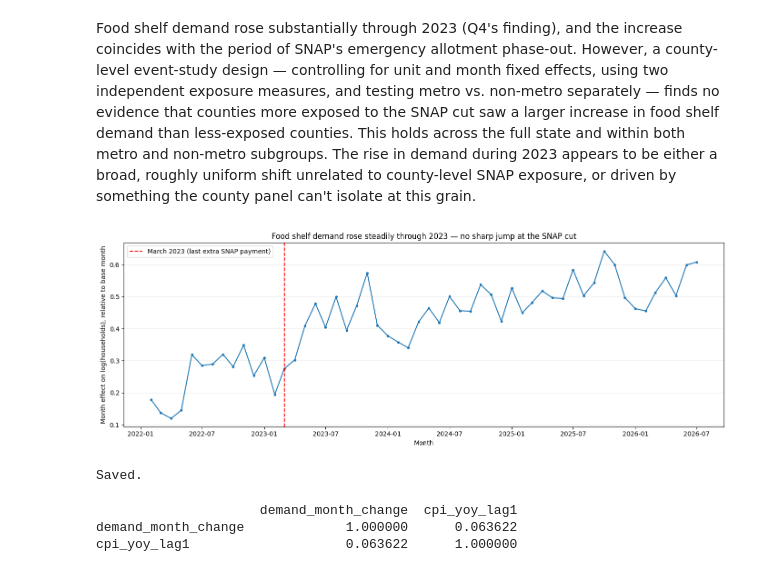
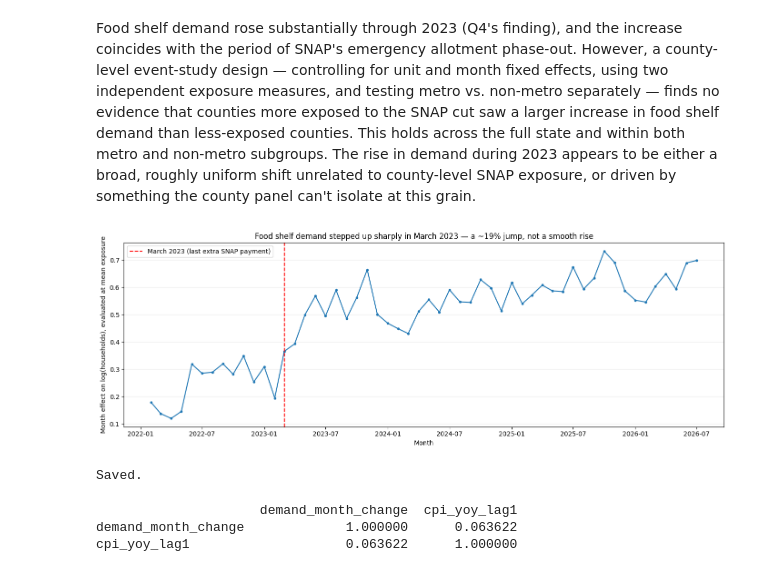
Before and after one commit to dhyan95/MinneMUDAC, a Jupyter notebook: notebooks/q5_exploration.ipynb, the cells around one changed output. Cells and saved outputs as stored; diff of their text form; code cells hidden in the pictures.

```diff
--- a/notebooks/q5_exploration.ipynb
+++ b/notebooks/q5_exploration.ipynb
@@ -410,3 +410,22 @@ print(month_effects[month_effects["yearmonth"].between(202212, 202306)])
 14  C(yearmonth)[T.202304]  0.302700     202304
 15  C(yearmonth)[T.202305]  0.408551     202305
 16  C(yearmonth)[T.202306]  0.478210     202306
+# %%
+# Corrected month effects: the plotted series above is for a UNIT WITH ZERO
+# EXPOSURE, which doesn't exist (mean exposure = 7.5). Add back the exposure
+# term evaluated at the panel's mean exposure, so the step isn't hidden in
+# the exposure coefficient instead of the month effect.
+mean_exposure = panel["pre_event_snap_participation_percent"].mean()
+exposure_coef = event_model.params["exposure_x_post"]
+
+month_effects_corrected = month_effects.copy()
+month_effects_corrected["coef_adj"] = month_effects_corrected["coef"] + np.where(
+    month_effects_corrected["yearmonth"] >= EVENT_MONTH,
+    exposure_coef * mean_exposure,
+    0,
+)
+
+feb_2023 = month_effects_corrected.loc[month_effects_corrected["yearmonth"] == 202302, "coef_adj"].iloc[0]
+mar_2023 = month_effects_corrected.loc[month_effects_corrected["yearmonth"] == 202303, "coef_adj"].iloc[0]
+print(f"Feb->Mar 2023 step, exposure-adjusted: {mar_2023 - feb_2023:.3f} log points "
+      f"(~{(np.exp(mar_2023 - feb_2023) - 1) * 100:.1f}%)")
@@ -522,22 +543,22 @@ Food shelf demand rose substantially through 2023 (Q4's finding), and the increa
 # %%
 import matplotlib.pyplot as plt
 
 fig, ax = plt.subplots(figsize=(14, 5))
-ax.plot(pd.to_datetime(month_effects["yearmonth"].astype(str), format="%Y%m"),
-        month_effects["coef"], marker="o", markersize=3, color="tab:blue")
+ax.plot(pd.to_datetime(month_effects_corrected["yearmonth"].astype(str), format="%Y%m"),
+        month_effects_corrected["coef_adj"], marker="o", markersize=3, color="tab:blue")
 ax.axvline(pd.Timestamp("2023-03-01"), color="red", linestyle="--",
            label="March 2023 (last extra SNAP payment)")
-ax.set_ylabel("Month effect on log(households), relative to base month")
+ax.set_ylabel("Month effect on log(households), evaluated at mean exposure")
 ax.set_xlabel("Month")
-ax.set_title("Food shelf demand rose steadily through 2023 — no sharp jump at the SNAP cut")
+ax.set_title("Food shelf demand stepped up sharply in March 2023 — a ~19% jump, not a smooth rise")
 ax.legend()
 ax.grid(axis="y", alpha=0.25)
 fig.tight_layout()
 fig.savefig("../outputs/figures/q5_month_effects_event_study.png", dpi=200, bbox_inches="tight")
 plt.show()
 print("Saved.")
 # %% [output]
-[figure, old version]
+[figure, new version]
 Saved.
 # %%
 month_effects = (
```
Also changed, not shown: parts of 3 cells of this notebook, 4 other files.
